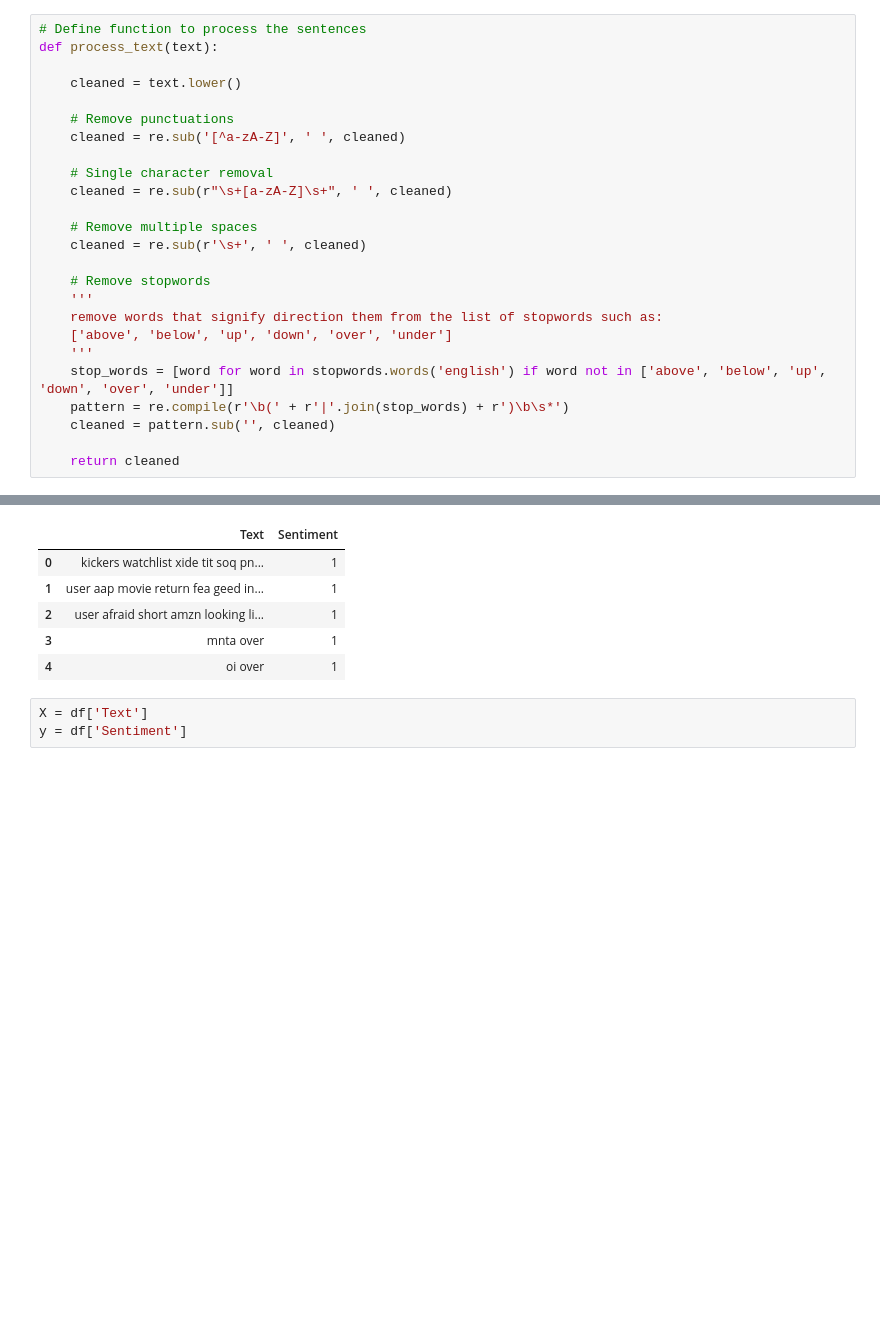
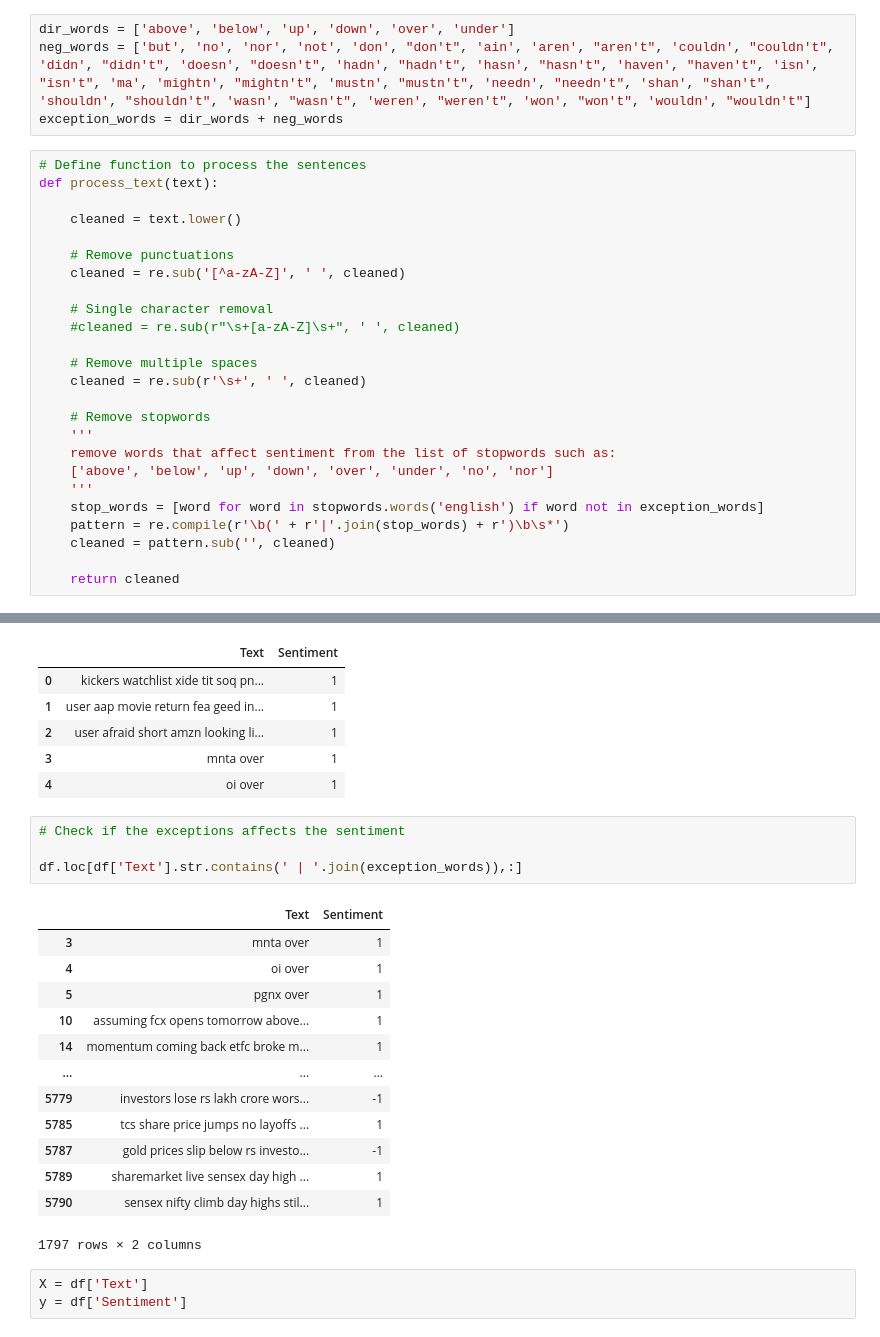
Before and after one commit to raageth/financial-sentiment-analysis, a Jupyter notebook: classifier.ipynb, the cells around one changed output, grey strips where cells are left out. Cells and saved outputs as stored; diff of their text form; blank space fills up the shorter version.

```diff
--- a/classifier.ipynb
+++ b/classifier.ipynb
@@ -36,6 +47,10 @@ print(stopwords.words('english'))
 [nltk_data] Downloading package stopwords to
 [nltk_data]     /Users/gareth/nltk_data...
 [nltk_data]   Package stopwords is already up-to-date!
+# %%
+dir_words = ['above', 'below', 'up', 'down', 'over', 'under']
+neg_words = ['but', 'no', 'nor', 'not', 'don', "don't", 'ain', 'aren', "aren't", 'couldn', "couldn't", 'didn', "didn't", 'doesn', "doesn't", 'hadn', "hadn't", 'hasn', "hasn't", 'haven', "haven't", 'isn', "isn't", 'ma', 'mightn', "mightn't", 'mustn', "mustn't", 'needn', "needn't", 'shan', "shan't", 'shouldn', "shouldn't", 'wasn', "wasn't", 'weren', "weren't", 'won', "won't", 'wouldn', "wouldn't"]
+exception_words = dir_words + neg_words
 # %%
 # Define function to process the sentences
 def process_text(text):
@@ -46,17 +61,17 @@ def process_text(text):
     cleaned = re.sub('[^a-zA-Z]', ' ', cleaned)
 
     # Single character removal
-    cleaned = re.sub(r"\s+[a-zA-Z]\s+", ' ', cleaned)
+    #cleaned = re.sub(r"\s+[a-zA-Z]\s+", ' ', cleaned)
 
     # Remove multiple spaces
     cleaned = re.sub(r'\s+', ' ', cleaned)
 
     # Remove stopwords
     '''
-    remove words that signify direction them from the list of stopwords such as:
-    ['above', 'below', 'up', 'down', 'over', 'under']
+    remove words that affect sentiment from the list of stopwords such as:
+    ['above', 'below', 'up', 'down', 'over', 'under', 'no', 'nor']
     '''
-    stop_words = [word for word in stopwords.words('english') if word not in ['above', 'below', 'up', 'down', 'over', 'under']]
+    stop_words = [word for word in stopwords.words('english') if word not in exception_words]
     pattern = re.compile(r'\b(' + r'|'.join(stop_words) + r')\b\s*')
     cleaned = pattern.sub('', cleaned)
 
@@ -77,6 +92,24 @@ df.head()
 | 2 | user afraid short amzn looking li... | 1 |
 | 3 | mnta over | 1 |
 | 4 | oi over | 1 |
+# %%
+# Check if the exceptions affects the sentiment
+
+df.loc[df['Text'].str.contains(' | '.join(exception_words)),:]
+# %% [output]
+|  | Text | Sentiment |
+| 3 | mnta over | 1 |
+| 4 | oi over | 1 |
+| 5 | pgnx over | 1 |
+| 10 | assuming fcx opens tomorrow above... | 1 |
+| 14 | momentum coming back etfc broke m... | 1 |
+| ... | ... | ... |
+| 5779 | investors lose rs lakh crore wors... | -1 |
+| 5785 | tcs share price jumps no layoffs ... | 1 |
+| 5787 | gold prices slip below rs investo... | -1 |
+| 5789 | sharemarket live sensex day high ... | 1 |
+| 5790 | sensex nifty climb day highs stil... | 1 |
+1797 rows × 2 columns
 # %%
 X = df['Text']
 y = df['Sentiment']
```
Also changed, not shown: parts of 27 cells of this notebook, 3 other files.
